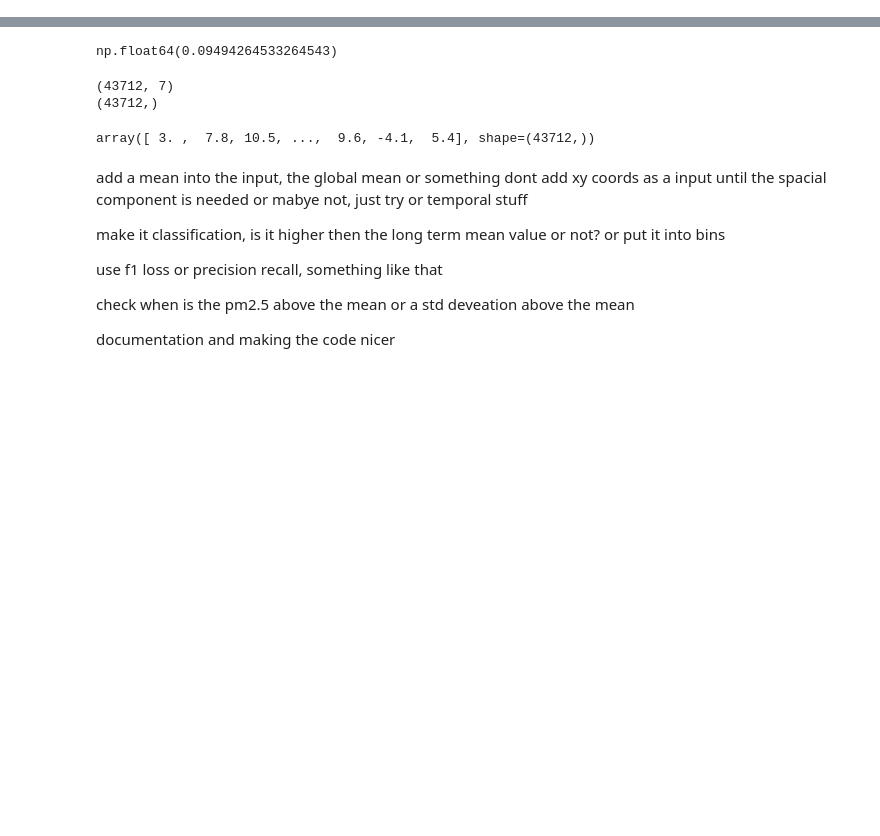
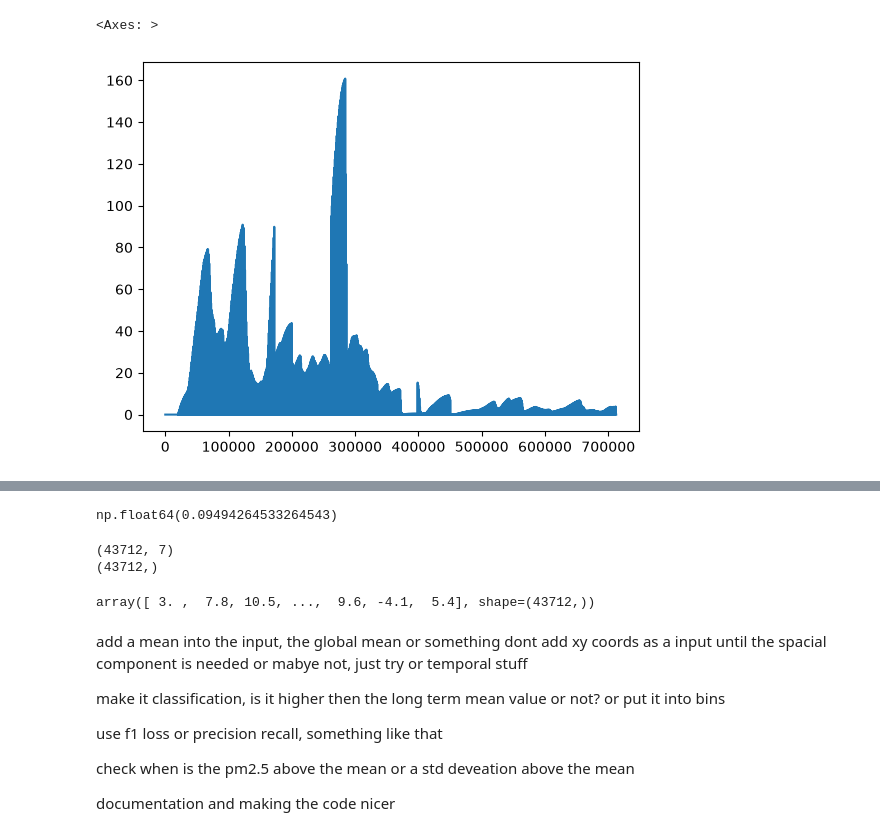
Before and after one commit to NoahWanless/fireAirqaulity, a Jupyter notebook: trainmodel.ipynb, the cells around one changed output, grey strips where cells are left out. Cells and saved outputs as stored; diff of their text form; code cells hidden in the pictures; blank space fills up the shorter version.

```diff
--- a/trainmodel.ipynb
+++ b/trainmodel.ipynb
@@ -13,0 +28,5 @@ from pyproj import CRS, Transformer
+# %%
+df['frp'].plot()
+# %% [output]
+<Axes: >
+[figure, added]
```
Also changed, not shown: parts of 8 cells of this notebook, 8 other files.
